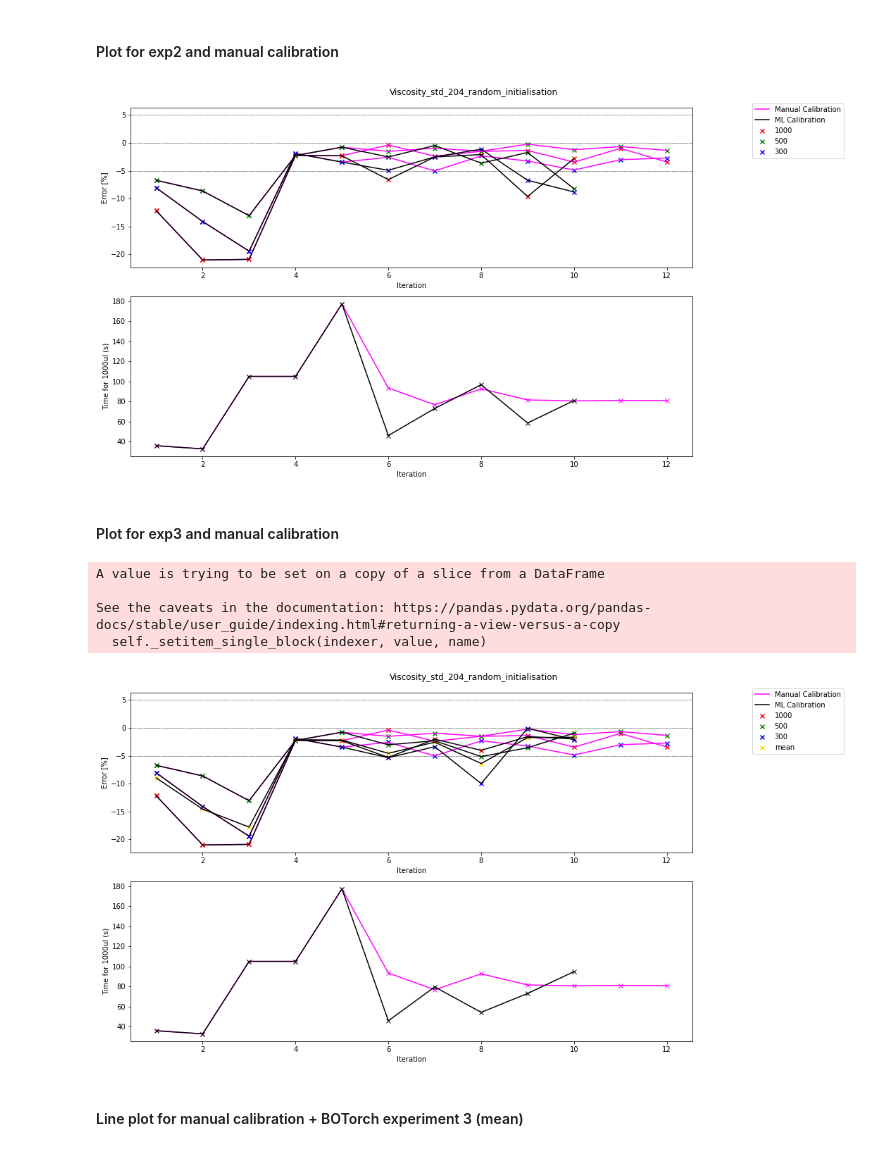
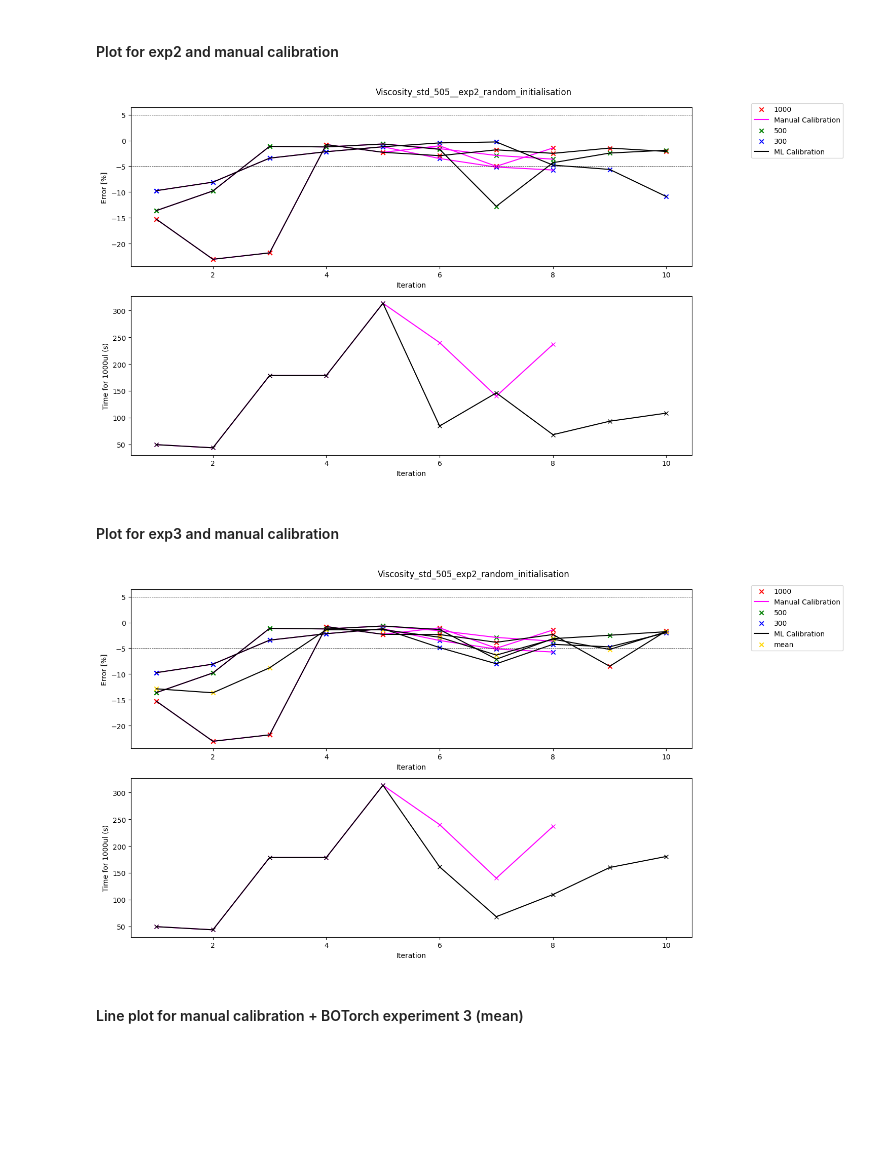
Before and after one commit to Quijanove/viscosity_liquid_transfer_Pablo, a Jupyter notebook: Sartorious_experiments/Code/Data_plotting_general.ipynb, the cells around one changed output. Cells and saved outputs as stored; diff of their text form; code cells hidden in the pictures; blank space fills up the shorter version.

Commit message:
505 exp2 graph + data plotting general updates

```diff
--- a/Sartorious_experiments/Code/Data_plotting_general.ipynb
+++ b/Sartorious_experiments/Code/Data_plotting_general.ipynb
@@ -11,7 +11,7 @@ import os
 REPO = 'viscosity_liquid_transfer_Pablo'
 folder = os.getcwd().split(REPO)[0]+REPO+r'\Sartorious_experiments'
 
-std = '204'
+std = '505'
 
 df_man = pd.read_csv(folder+r'\Cleaned_Data\Viscosity_std_'+std+'_modified.csv')
 
@@ -132,14 +132,15 @@ axs[1].set_xlabel('Iteration')
 axs[1].set_ylabel('Time for 1000ul (s)')
 
 fig.set_size_inches(15, 8)
-fig.suptitle('Viscosity_std_'+std+'_'+'random_initialisation')
+fig.suptitle('Viscosity_std_'+std+'_'+'_exp2_random_initialisation')
 axs[0].legend(bbox_to_anchor=(1.1, 1.05))
 fig.tight_layout()
 
-# folder = folder = (r"C:\Users\admin\Documents\GitHub\viscosity_liquid_transfer_Pablo\Sartorious_experiments\Finalised_Data")
-# fig.savefig(folder+r'/'+'Viscosity_std_'+std+'_line.png')
+REPO = 'viscosity_liquid_transfer_Pablo'
+folder = os.getcwd().split(REPO)[0]+REPO+r'\Sartorious_experiments\Finalised_Data'
+fig.savefig(folder+r'/'+'Viscosity_std_'+std+'_exp2_line.png')
 # %% [output]
-[figure, old version]
+[figure, new version]
 # %% [markdown]
 #### Plot for exp3 and manual calibration
 # %%
@@ -186,41 +187,38 @@ if len(df_exp3_300) != 0:
     axs[0].scatter(df_exp3_300['iteration'],df_exp3_300['%error'], marker= 'x', c = 'blue')
     axs[0].plot(df_exp3_300['iteration'],df_exp3_300['%error'], c = 'black')
 if len(df_exp3_100) != 0:
     axs[0].scatter(df_exp3_100['iteration'],df_exp3_100['%error'], marker= 'x', c = 'grey')
     axs[0].plot(df_exp3_100['iteration'],df_exp3_100['%error'], c = 'black')
 
 if len(df_exp3_mean) != 0:
     axs[0].scatter(df_exp3_mean['iteration'],df_exp3_mean['%error'], marker= 'x', c = 'gold', label='mean')
     axs[0].plot(df_exp3_mean['iteration'],df_exp3_mean['%error'], c = 'black')
 
 
 
 axs[0].axhline(y=0, ls = '--', color = 'black', linewidth=0.5)
 axs[0].axhline(y=5, ls = '--', color = 'black', linewidth=0.5)
 axs[0].axhline(y=-5, ls = '--', color = 'black', linewidth=0.5)
 
 axs[0].set_xlabel('Iteration')
 axs[0].set_ylabel('Error [%]')
 
 axs[1].plot(df_man_1000['iteration'],df_man_1000['time_for_1000'], marker= 'x', label = 'Human Driven ', c = 'magenta')
 axs[1].plot(df_exp3_1000['iteration'],df_exp3_1000['time_asp_1000'], marker= 'x', label = 'ML Driven ', c = 'black')
 
 axs[1].set_xlabel('Iteration')
 axs[1].set_ylabel('Time for 1000ul (s)')
 
 fig.set_size_inches(15, 8)
-fig.suptitle('Viscosity_std_'+std+'_'+'random_initialisation')
+fig.suptitle('Viscosity_std_'+std+'_'+'exp2_random_initialisation')
 axs[0].legend(bbox_to_anchor=(1.1, 1.05))
 fig.tight_layout()
 
-# folder = folder = (r"C:\Users\admin\Documents\GitHub\viscosity_liquid_transfer_Pablo\Sartorious_experiments\Finalised_Data")
-# fig.savefig(folder+r'/'+'Viscosity_std_'+std+'_line.png')
+REPO = 'viscosity_liquid_transfer_Pablo'
+folder = os.getcwd().split(REPO)[0]+REPO+r'\Sartorious_experiments\Finalised_Data'
+fig.savefig(folder+r'/'+'Viscosity_std_'+std+'exp3_line.png')
 # %% [output]
-A value is trying to be set on a copy of a slice from a DataFrame
-
-See the caveats in the documentation: https://pandas.pydata.org/pandas-docs/stable/user_guide/indexing.html#returning-a-view-versus-a-copy
-  self._setitem_single_block(indexer, value, name)
-[figure, old version]
+[figure, new version]
 # %% [markdown]
 #### Line plot for manual calibration + BOTorch experiment 3 (mean)
 # %%
```
Also changed, not shown: parts of 3 cells of this notebook, 2 other files.
